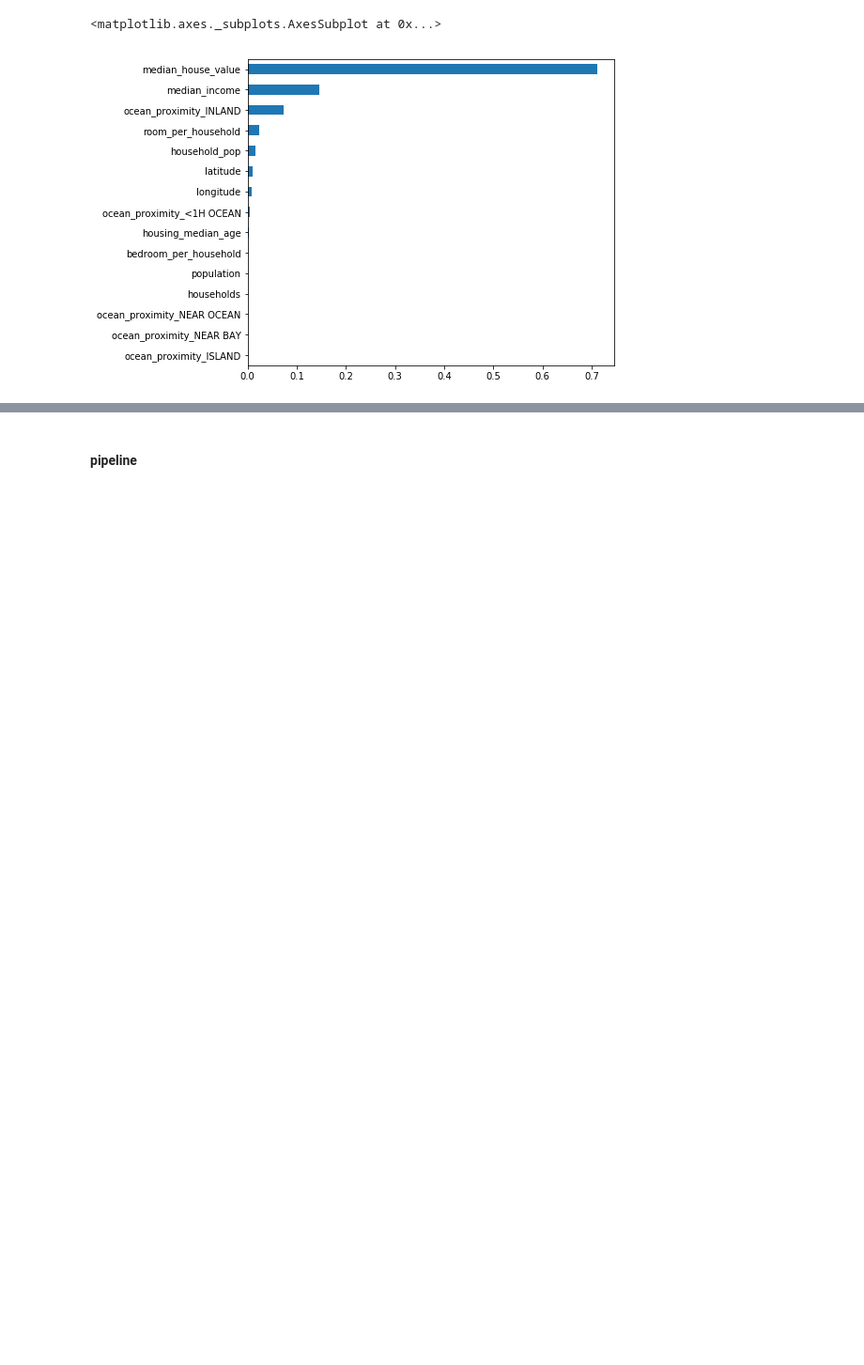
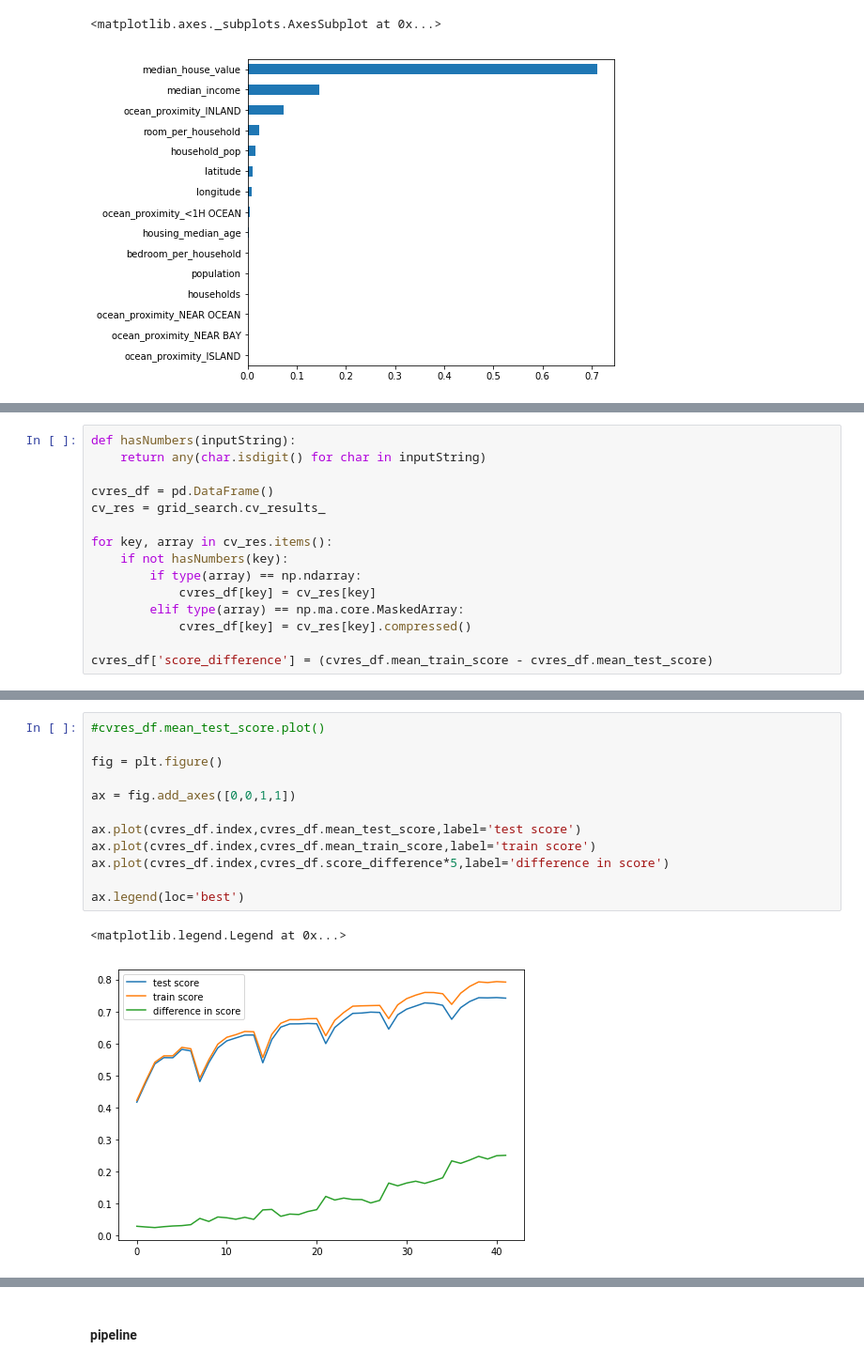
Before and after one commit to zafrinMinoti/CA_Housing, a Jupyter notebook: CA_Housing.ipynb, the cells around one changed output, grey strips where cells are left out. Shown at 94% size. Drawn from its saved outputs; the diff is of its cells as text; blank space fills up the shorter version.

```diff
--- a/CA_Housing.ipynb
+++ b/CA_Housing.ipynb
@@ -370,0 +394,15 @@ rfr2.score(X_test, y_test)
+# %%
+def hasNumbers(inputString):
+    return any(char.isdigit() for char in inputString)
+
+cvres_df = pd.DataFrame()
+cv_res = grid_search.cv_results_
+
+for key, array in cv_res.items():
+    if not hasNumbers(key):
+        if type(array) == np.ndarray:
+            cvres_df[key] = cv_res[key]
+        elif type(array) == np.ma.core.MaskedArray:
+            cvres_df[key] = cv_res[key].compressed()
+
+cvres_df['score_difference'] = (cvres_df.mean_train_score - cvres_df.mean_test_score)
@@ -370,0 +418,15 @@ rfr2.score(X_test, y_test)
+# %%
+#cvres_df.mean_test_score.plot()
+
+fig = plt.figure()
+
+ax = fig.add_axes([0,0,1,1])
+
+ax.plot(cvres_df.index,cvres_df.mean_test_score,label='test score')
+ax.plot(cvres_df.index,cvres_df.mean_train_score,label='train score')
+ax.plot(cvres_df.index,cvres_df.score_difference*5,label='difference in score')
+
+ax.legend(loc='best')
+# %% [output]
+<matplotlib.legend.Legend at 0x...>
+[figure, added]
```
Also changed, not shown: parts of 14 cells of this notebook.
